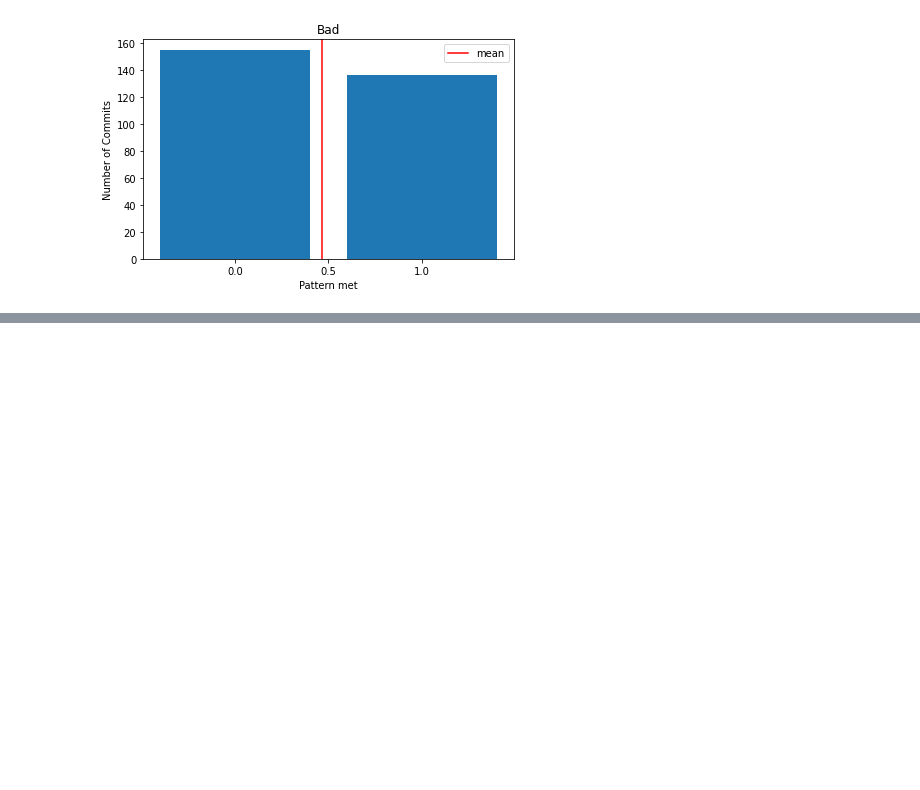
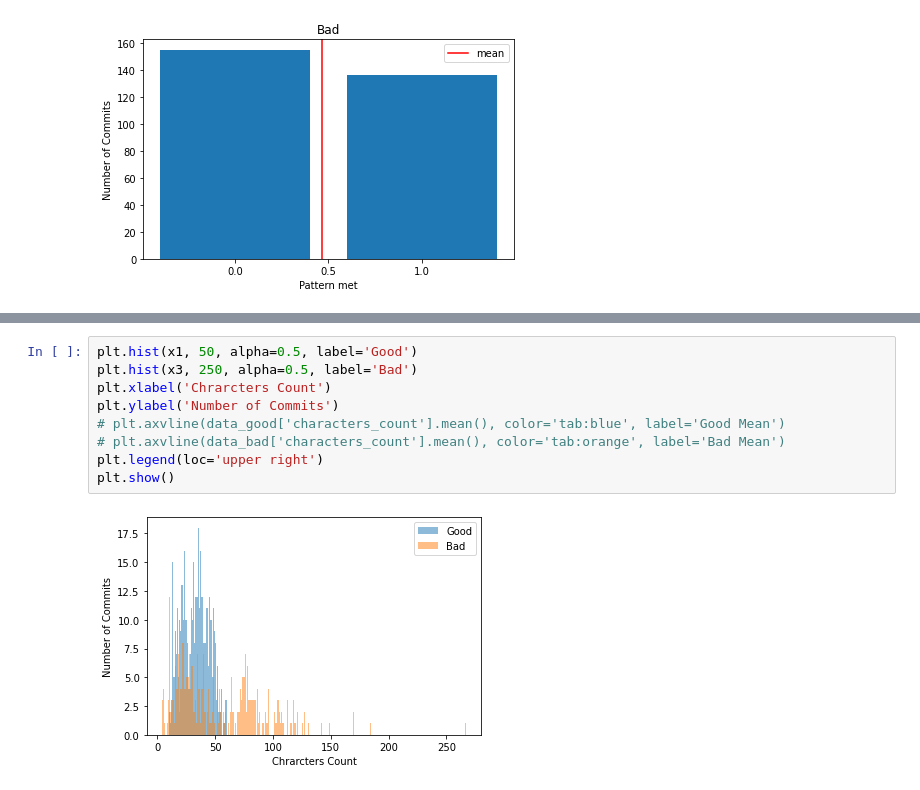
Before and after one commit to jeankhechfe/commit-quality, a Jupyter notebook: jupyter_notebook/distribution_charts(message-only-features)(new labeling).ipynb, the cells around one changed output, grey strips where cells are left out. Cells and saved outputs as stored; diff of their text form; blank space fills up the shorter version.

```diff
--- a/jupyter_notebook/distribution_charts(message-only-features)(new labeling).ipynb
+++ b/jupyter_notebook/distribution_charts(message-only-features)(new labeling).ipynb
@@ -83,0 +79,11 @@ drow_histogram_2(x3, 'Bad')
+# %%
+plt.hist(x1, 50, alpha=0.5, label='Good')
+plt.hist(x3, 250, alpha=0.5, label='Bad')
+plt.xlabel('Chrarcters Count')
+plt.ylabel('Number of Commits')
+# plt.axvline(data_good['characters_count'].mean(), color='tab:blue', label='Good Mean')
+# plt.axvline(data_bad['characters_count'].mean(), color='tab:orange', label='Bad Mean')
+plt.legend(loc='upper right')
+plt.show()
+# %% [output]
+[figure, added]
```
Also changed, not shown: parts of 6 cells of this notebook.
